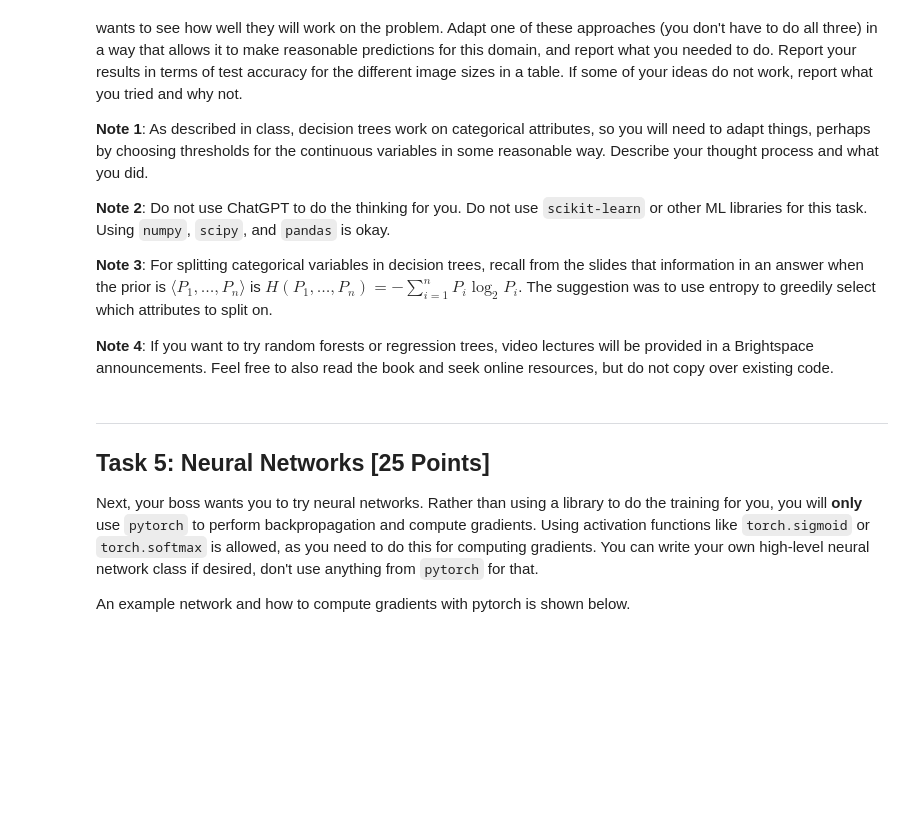
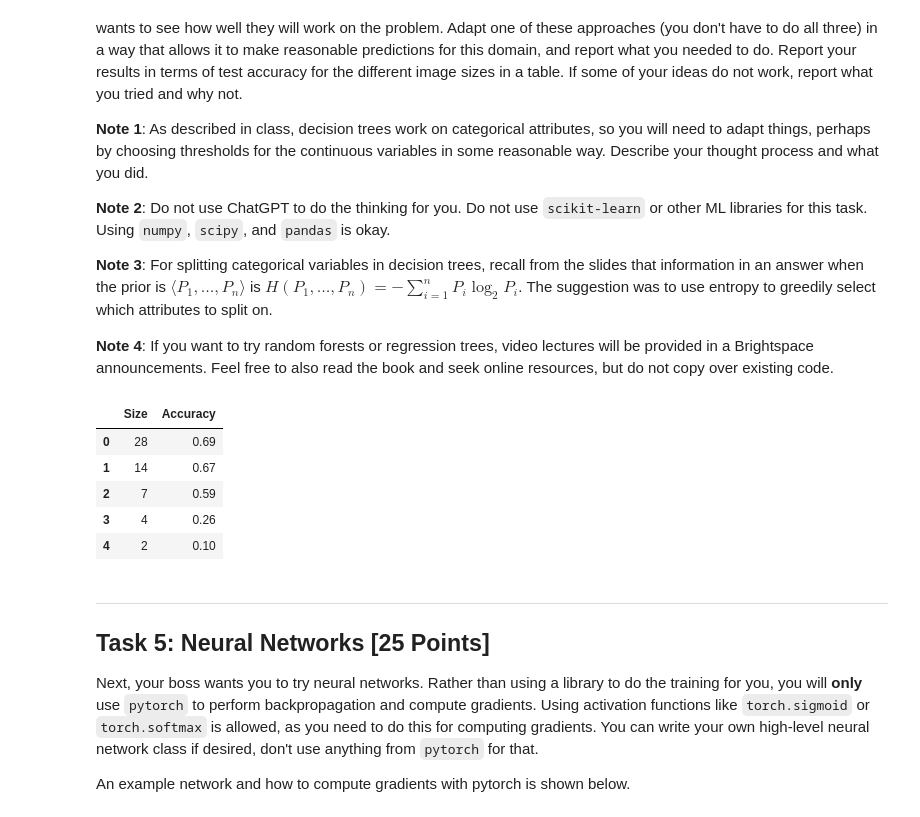
Before and after one commit to codlam26/CSE-351-Project, a Jupyter notebook: ML/MNIST.ipynb, the cells around one changed output. Cells and saved outputs as stored; diff of their text form; code cells hidden in the pictures; blank space fills up the shorter version.

Commit message:
Finished Decision Tree, need to work on augmentation and neural network

```diff
--- a/ML/MNIST.ipynb
+++ b/ML/MNIST.ipynb
@@ -439,38 +449,109 @@ Your boss heard that **decision trees**, **regression trees** and **random fores
 
 **Note 4**: If you want to try random forests or regression trees, video lectures will be provided in a Brightspace announcements. Feel free to also read the book and seek online resources, but do not copy over existing code.
 # %%
+"""
+
+"""
 from collections import Counter
 
 # Compute the entropy
 def entropy(y):
   counts = Counter(y)
-  probabilities = np.array(list(counts.values()) / len(y))
+  probabilities = np.array(list(counts.values())) / len(y)
   entropy = -np.sum(probabilities * np.log2(probabilities + 1e-9))
   return entropy
 
 class DecisionTreeNode:
   def __init__(self, depth=0, max_depth=10):
     self.depth = depth
     self.max_depth = max_depth
     self.feature = None
     self.threshold = None
     self.left = None
     self.right = None
-    self.value = None
+    self.predicted_class = None
 
   def fit(self, x, y):
     # Stop Condition
     if len(set(y)) == 1:
       self.predicted_class = y[0]
       return
 
     # If the current depth is greater than the max depth or len of x is zero
     if self.depth >= self.max_depth or len(x) == 0:
       self.predicted_class = np.bincount(y).argmax() # Set the predicted class
       return
 
     # Find the best split
     best_gain = -1
+    n_features  = x.shape[1]
+    for feature_index in range(n_features):
+      thresholds = [128]
+      for threshold in thresholds:
+        left_index = x[:, feature_index] <= threshold
+        right_index = x[:, feature_index] > threshold
+        if np.sum(left_index) == 0 or np.sum(right_index) == 0:
+          continue
+
+        y_left = y[left_index]
+        y_right = y[right_index]
+
+        gain = entropy(y) - (len(y_left) / len(y) * entropy(y_left) + (len(y_right) / len(y)) * entropy(y_right))
+        if gain > best_gain:
+          best_gain = gain
+          self.feature = feature_index
+          self.threshold = threshold
+
+    if best_gain == -1:
+      self.predicted_class = np.bincount(y).argmax()
+      return
+
+    # Split recursively
+    left_index  = x[:, self.feature] <= self.threshold
+    right_index = x[:, self.feature] > self.threshold
+
+    self.left = DecisionTreeNode(self.depth + 1, self.max_depth)
+    self.left.fit(x[left_index], y[left_index])
+
+    self.right = DecisionTreeNode(self.depth + 1, self.max_depth)
+    self.right.fit(x[right_index], y[right_index])
+
+  def predict(self, x):
+    if self.predicted_class is not None:
+      return self.predicted_class
+    if x[self.feature] <= self.threshold:
+      return self.left.predict(x)
+    else:
+      return self.right.predict(x)
+
+sizes = [28, 14, 7, 4, 2]
+decision_tree_results = []
+
+def predict_batch(tree, x):
+  return np.array([tree.predict(X) for X in x ])
+
+for size in sizes:
+  # Get the training, val and test data based on the sizes
+  train_x, train_y, val_x, val_y, test_x, test_y = preprocess_data(size)
+  train_x_flat = flatten_images(train_x)
+  test_x_flat = flatten_images(test_x)
+
+  tree = DecisionTreeNode(max_depth=10)
+  tree.fit(train_x_flat, train_y)
+
+  preds = predict_batch(tree, test_x_flat)
+  acc = np.mean(preds == test_y)
+  decision_tree_results.append((size, acc))
+
+decision_tree_results_df = pd.DataFrame(decision_tree_results, columns=["Size", "Accuracy"])
+decision_tree_results_df
+# %% [output]
+|  | Size | Accuracy |
+| 0 | 28 | 0.69 |
+| 1 | 14 | 0.67 |
+| 2 | 7 | 0.59 |
+| 3 | 4 | 0.26 |
+| 4 | 2 | 0.10 |
 # %% [markdown]
 ---
 ## Task 5: Neural Networks [25 Points]
```
Also changed, not shown: parts of 4 cells of this notebook.
